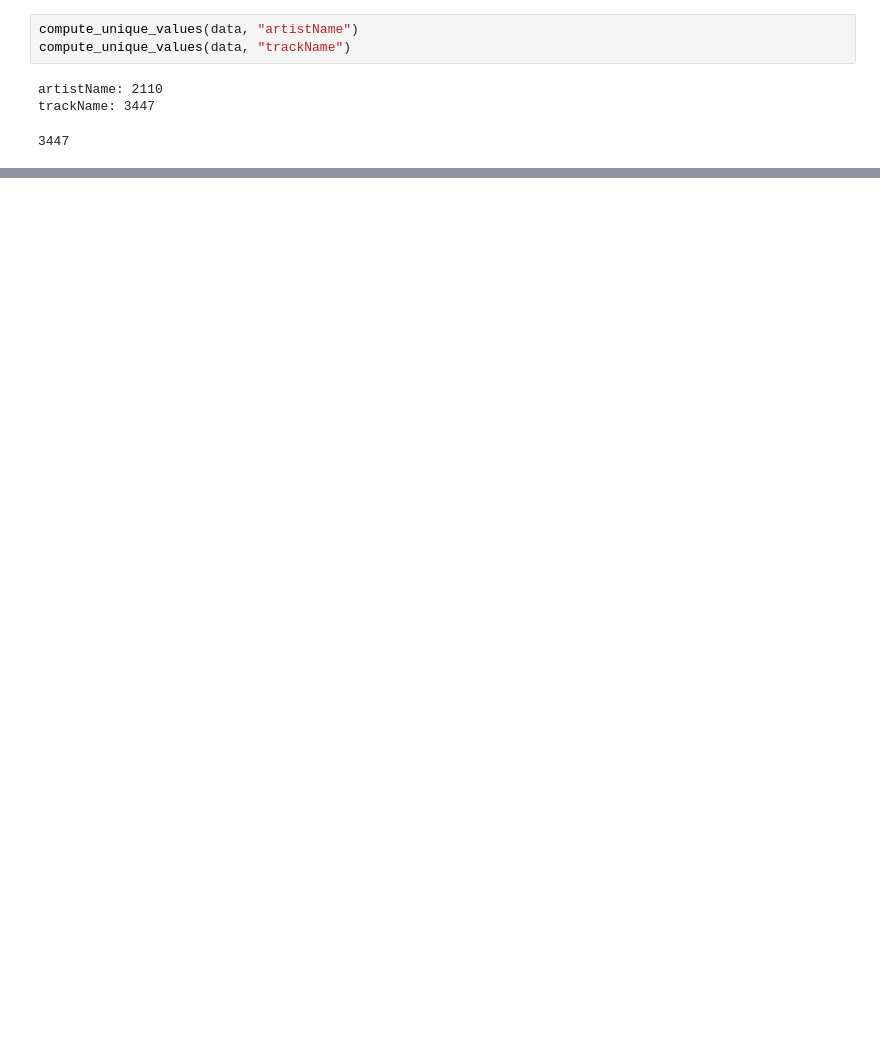
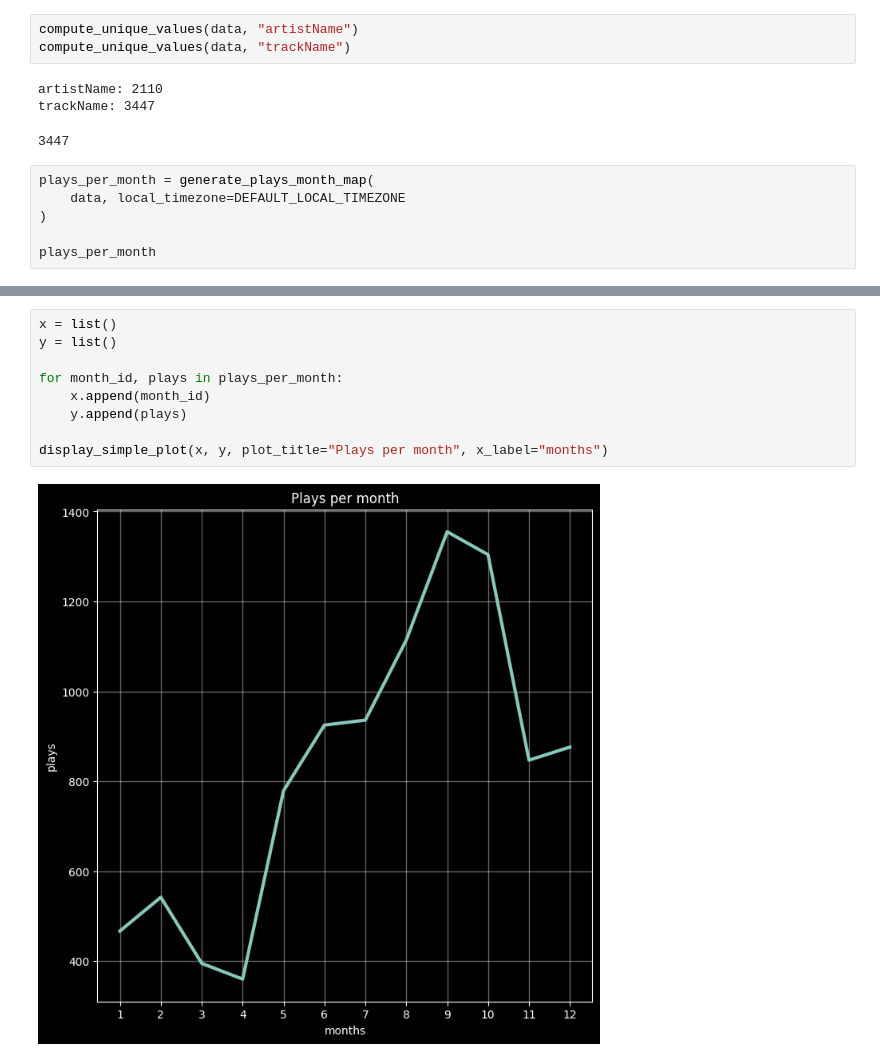
Before and after one commit to dbetm/spotify-wrapy, a Jupyter notebook: exp.ipynb, the cells around one changed output, grey strips where cells are left out. Cells and saved outputs as stored; diff of their text form; blank space fills up the shorter version.

```diff
--- a/exp.ipynb
+++ b/exp.ipynb
@@ -46,3 +110,9 @@ compute_unique_values(data, "trackName")
 artistName: 2110
 trackName: 3447
 3447
+# %%
+plays_per_month = generate_plays_month_map(
+    data, local_timezone=DEFAULT_LOCAL_TIMEZONE
+)
+
+plays_per_month
@@ -48,0 +132,11 @@ trackName: 3447
+# %%
+x = list()
+y = list()
+
+for month_id, plays in plays_per_month:
+    x.append(month_id)
+    y.append(plays)
+
+display_simple_plot(x, y, plot_title="Plays per month", x_label="months")
+# %% [output]
+[figure, added]
```
Also changed, not shown: parts of 12 cells of this notebook, 3 other files.
